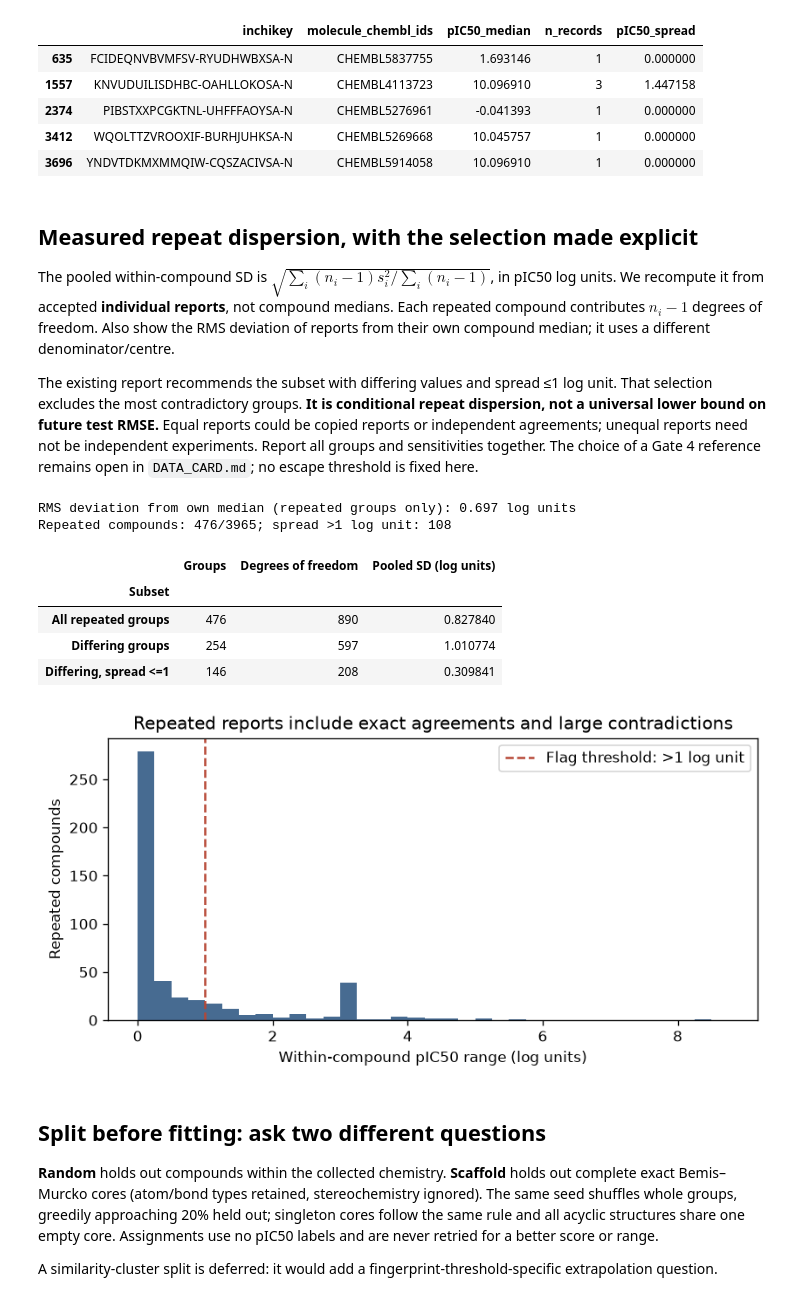
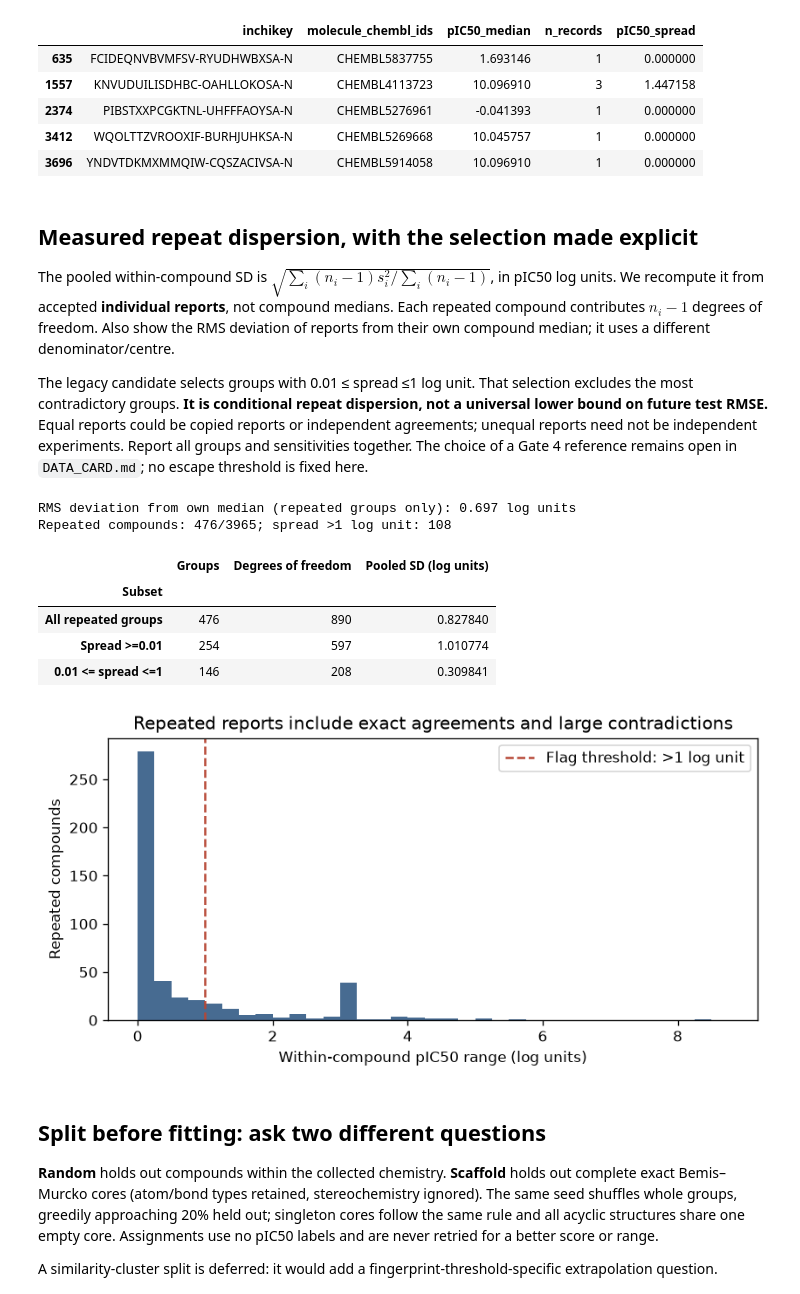
Before and after one commit to AXDXT/qsar-chembl, a Jupyter notebook: notebooks/gate2_dpp4_curation_and_leakage.ipynb, the cells around one changed output. Saved outputs shown, nothing was run; the diff lists cells and outputs as text; code cells hidden in the pictures.

```diff
--- a/notebooks/gate2_dpp4_curation_and_leakage.ipynb
+++ b/notebooks/gate2_dpp4_curation_and_leakage.ipynb
@@ -213,7 +213,7 @@ We recompute it from accepted **individual reports**, not compound medians. Each
 repeated compound contributes $n_i-1$ degrees of freedom. Also show the RMS deviation
 of reports from their own compound median; it uses a different denominator/centre.
 
-The existing report recommends the subset with differing values and spread ≤1 log
+The legacy candidate selects groups with 0.01 ≤ spread ≤1 log
 unit. That selection excludes the most contradictory groups. **It is conditional
 repeat dispersion, not a universal lower bound on future test RMSE.** Equal reports
 could be copied reports or independent agreements; unequal reports need not be
@@ -226,43 +226,43 @@ stats = report_groups.agg(["count", "std", "min", "max"])
 stats = stats.loc[stats["count"] > 1].copy()
 stats["spread"] = stats["max"] - stats["min"]
 noise = curation["replicate_noise"]
-# Match the report's numerical-equality tolerance (0.01 log unit).
+# Match the report’s explicit spread selection; this does not establish equality or independence.
 subsets = {
     "All repeated groups": (stats, "pooled_within_compound_sd_all_groups"),
-    "Differing groups": (stats.loc[stats.spread >= 0.01], "pooled_within_compound_sd_differing_groups"),
-    "Differing, spread <=1": (stats.loc[(stats.spread >= 0.01) & (stats.spread <= 1)],
+    "Spread >=0.01": (stats.loc[stats.spread >= 0.01], "pooled_within_compound_sd_differing_groups"),
+    "0.01 <= spread <=1": (stats.loc[(stats.spread >= 0.01) & (stats.spread <= 1)],
                               "pooled_within_compound_sd_differing_under_1_log"),
 }
 noise_rows = []
 for label, (selected, key) in subsets.items():
     dof = selected["count"] - 1
     pooled_sd = np.sqrt((dof * selected["std"]**2).sum() / dof.sum())
     np.testing.assert_allclose(pooled_sd, noise[key], rtol=1e-10)
     noise_rows.append({"Subset": label, "Groups": len(selected), "Degrees of freedom": int(dof.sum()),
                        "Pooled SD (log units)": pooled_sd})
 display(pd.DataFrame(noise_rows).set_index("Subset"))
 deviations = records.pIC50 - report_groups.transform("median")
 rms_own_median = np.sqrt(np.mean(deviations.loc[records.inchikey.isin(stats.index)]**2))
 np.testing.assert_allclose(rms_own_median, noise["rms_deviation_from_own_median"])
 print(f"RMS deviation from own median (repeated groups only): {rms_own_median:.3f} log units")
 print(f"Repeated compounds: {len(repeated)}/{len(compounds)}; "
       f"spread >1 log unit: {(repeated.pIC50_spread > 1).sum()}")
 fig = new_figure(figsize=(8, 3.5))
 ax = fig.subplots()
 ax.hist(repeated.pIC50_spread, bins=np.arange(0, 9, .25), color="#476b91")
 ax.axvline(1, color="#b74735", linestyle="--", label="Flag threshold: >1 log unit")
 ax.set(xlabel="Within-compound pIC50 range (log units)", ylabel="Repeated compounds",
        title="Repeated reports include exact agreements and large contradictions")
 ax.legend()
 show_figure(fig)
 # %% [output]
 RMS deviation from own median (repeated groups only): 0.697 log units
 Repeated compounds: 476/3965; spread >1 log unit: 108
 |  | Groups | Degrees of freedom | Pooled SD (log units) |
 | Subset |  |  |  |
 | All repeated groups | 476 | 890 | 0.827840 |
-| Differing groups | 254 | 597 | 1.010774 |
-| Differing, spread <=1 | 146 | 208 | 0.309841 |
+| Spread >=0.01 | 254 | 597 | 1.010774 |
+| 0.01 <= spread <=1 | 146 | 208 | 0.309841 |
 [figure]
 # %% [markdown]
 ## Split before fitting: ask two different questions
```
Also changed, not shown: 8 other files.
